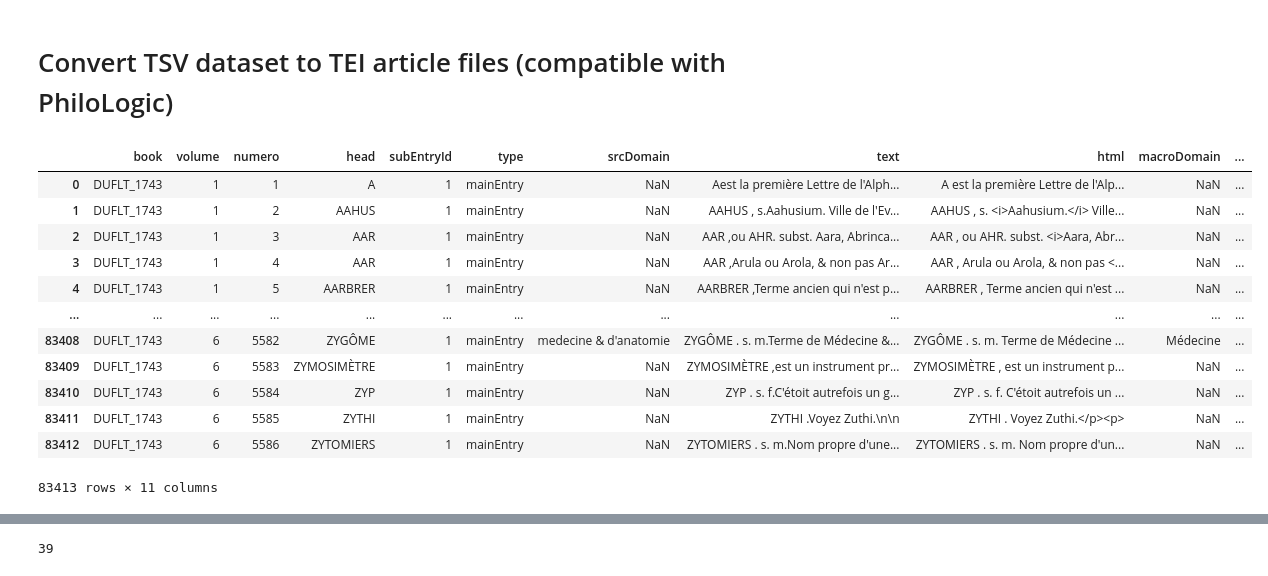
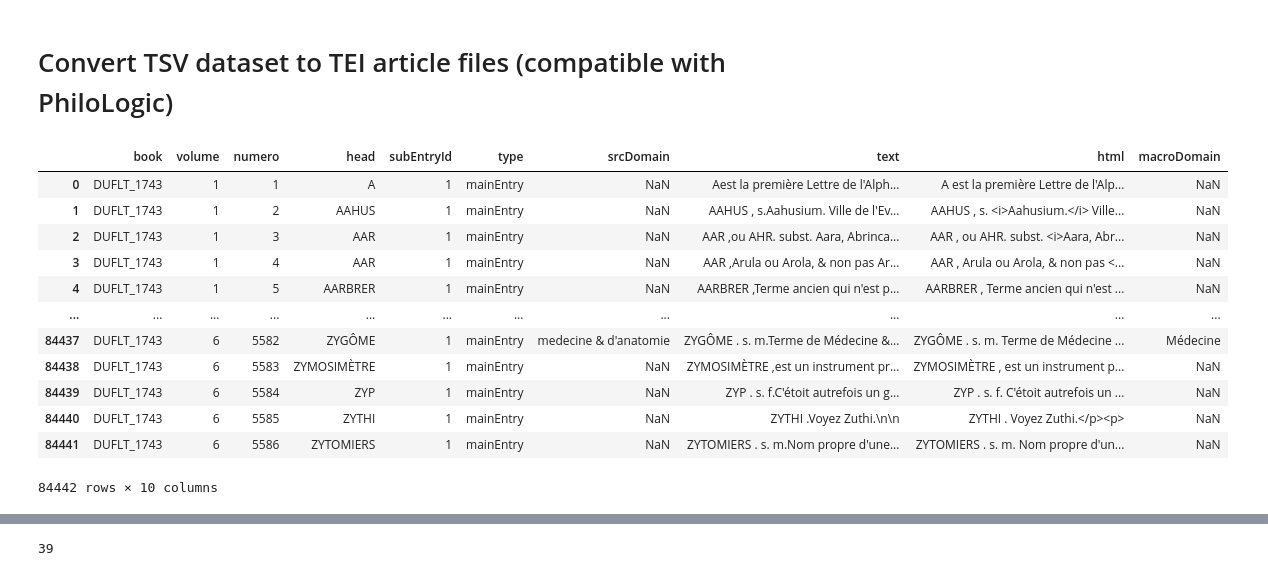
Before and after one commit to ludovicmoncla/trevoux, a Jupyter notebook: 1743_Le_Robert/TSV_to_TEIPhilologic.ipynb, the cells around one changed output, grey strips where cells are left out. Cells and saved outputs as stored; diff of their text form; code cells hidden in the pictures.

```diff
--- a/1743_Le_Robert/TSV_to_TEIPhilologic.ipynb
+++ b/1743_Le_Robert/TSV_to_TEIPhilologic.ipynb
@@ -4,19 +4,22 @@
 import os
 import pandas as pd
 # %%
-df1 = pd.read_csv(os.path.join('..', 'data', '1743_LeRobert', 'Trevoux1743_html_macro_pred_260213.tsv'), sep='\t', encoding='utf-8')
-df1
+df = pd.read_csv(os.path.join('..', 'data', '1743_LeRobert', 'Trevoux1743_html_macro_260306.tsv'), sep='\t', encoding='utf-8')
+#df['srcDomain'] = df1['srcDomain']
+#df['macroDomain'] = df1['macroDomain']
+#df['predDomain'] = df1['predDomain']
+df
 # %% [output]
-|  | book | volume | numero | head | subEntryId | type | srcDomain | text | html | macroDomain | ... |
-| 0 | DUFLT_1743 | 1 | 1 | A | 1 | mainEntry | NaN | Aest la première Lettre de l'Alph... | A est la première Lettre de l'Alp... | NaN | ... |
-| 1 | DUFLT_1743 | 1 | 2 | AAHUS | 1 | mainEntry | NaN | AAHUS , s.Aahusium. Ville de l'Ev... | AAHUS , s. <i>Aahusium.</i> Ville... | NaN | ... |
-| 2 | DUFLT_1743 | 1 | 3 | AAR | 1 | mainEntry | NaN | AAR ,ou AHR. subst. Aara, Abrinca... | AAR , ou AHR. subst. <i>Aara, Abr... | NaN | ... |
-| 3 | DUFLT_1743 | 1 | 4 | AAR | 1 | mainEntry | NaN | AAR ,Arula ou Arola, & non pas Ar... | AAR , Arula ou Arola, & non pas <... | NaN | ... |
-| 4 | DUFLT_1743 | 1 | 5 | AARBRER | 1 | mainEntry | NaN | AARBRER ,Terme ancien qui n'est p... | AARBRER , Terme ancien qui n'est ... | NaN | ... |
-| ... | ... | ... | ... | ... | ... | ... | ... | ... | ... | ... | ... |
-| 83408 | DUFLT_1743 | 6 | 5582 | ZYGÔME | 1 | mainEntry | medecine & d'anatomie | ZYGÔME . s. m.Terme de Médecine &... | ZYGÔME . s. m. Terme de Médecine ... | Médecine | ... |
-| 83409 | DUFLT_1743 | 6 | 5583 | ZYMOSIMÈTRE | 1 | mainEntry | NaN | ZYMOSIMÈTRE ,est un instrument pr... | ZYMOSIMÈTRE , est un instrument p... | NaN | ... |
-| 83410 | DUFLT_1743 | 6 | 5584 | ZYP | 1 | mainEntry | NaN | ZYP . s. f.C'étoit autrefois un g... | ZYP . s. f. C'étoit autrefois un ... | NaN | ... |
-| 83411 | DUFLT_1743 | 6 | 5585 | ZYTHI | 1 | mainEntry | NaN | ZYTHI .Voyez Zuthi.\n\n | ZYTHI . Voyez Zuthi.</p><p> | NaN | ... |
-| 83412 | DUFLT_1743 | 6 | 5586 | ZYTOMIERS | 1 | mainEntry | NaN | ZYTOMIERS . s. m.Nom propre d'une... | ZYTOMIERS . s. m. Nom propre d'un... | NaN | ... |
+|  | book | volume | numero | head | subEntryId | type | srcDomain | text | html | macroDomain |
+| 0 | DUFLT_1743 | 1 | 1 | A | 1 | mainEntry | NaN | Aest la première Lettre de l'Alph... | A est la première Lettre de l'Alp... | NaN |
+| 1 | DUFLT_1743 | 1 | 2 | AAHUS | 1 | mainEntry | NaN | AAHUS , s.Aahusium. Ville de l'Ev... | AAHUS , s. <i>Aahusium.</i> Ville... | NaN |
+| 2 | DUFLT_1743 | 1 | 3 | AAR | 1 | mainEntry | NaN | AAR ,ou AHR. subst. Aara, Abrinca... | AAR , ou AHR. subst. <i>Aara, Abr... | NaN |
+| 3 | DUFLT_1743 | 1 | 4 | AAR | 1 | mainEntry | NaN | AAR ,Arula ou Arola, & non pas Ar... | AAR , Arula ou Arola, & non pas <... | NaN |
+| 4 | DUFLT_1743 | 1 | 5 | AARBRER | 1 | mainEntry | NaN | AARBRER ,Terme ancien qui n'est p... | AARBRER , Terme ancien qui n'est ... | NaN |
+| ... | ... | ... | ... | ... | ... | ... | ... | ... | ... | ... |
+| 84437 | DUFLT_1743 | 6 | 5582 | ZYGÔME | 1 | mainEntry | medecine & d'anatomie | ZYGÔME . s. m.Terme de Médecine &... | ZYGÔME . s. m. Terme de Médecine ... | Médecine |
+| 84438 | DUFLT_1743 | 6 | 5583 | ZYMOSIMÈTRE | 1 | mainEntry | NaN | ZYMOSIMÈTRE ,est un instrument pr... | ZYMOSIMÈTRE , est un instrument p... | NaN |
+| 84439 | DUFLT_1743 | 6 | 5584 | ZYP | 1 | mainEntry | NaN | ZYP . s. f.C'étoit autrefois un g... | ZYP . s. f. C'étoit autrefois un ... | NaN |
+| 84440 | DUFLT_1743 | 6 | 5585 | ZYTHI | 1 | mainEntry | NaN | ZYTHI .Voyez Zuthi.\n\n | ZYTHI . Voyez Zuthi.</p><p> | NaN |
+| 84441 | DUFLT_1743 | 6 | 5586 | ZYTOMIERS | 1 | mainEntry | NaN | ZYTOMIERS . s. m.Nom propre d'une... | ZYTOMIERS . s. m. Nom propre d'un... | NaN |
-83413 rows × 11 columns
+84442 rows × 10 columns
```
Also changed, not shown: parts of 8 cells of this notebook.
